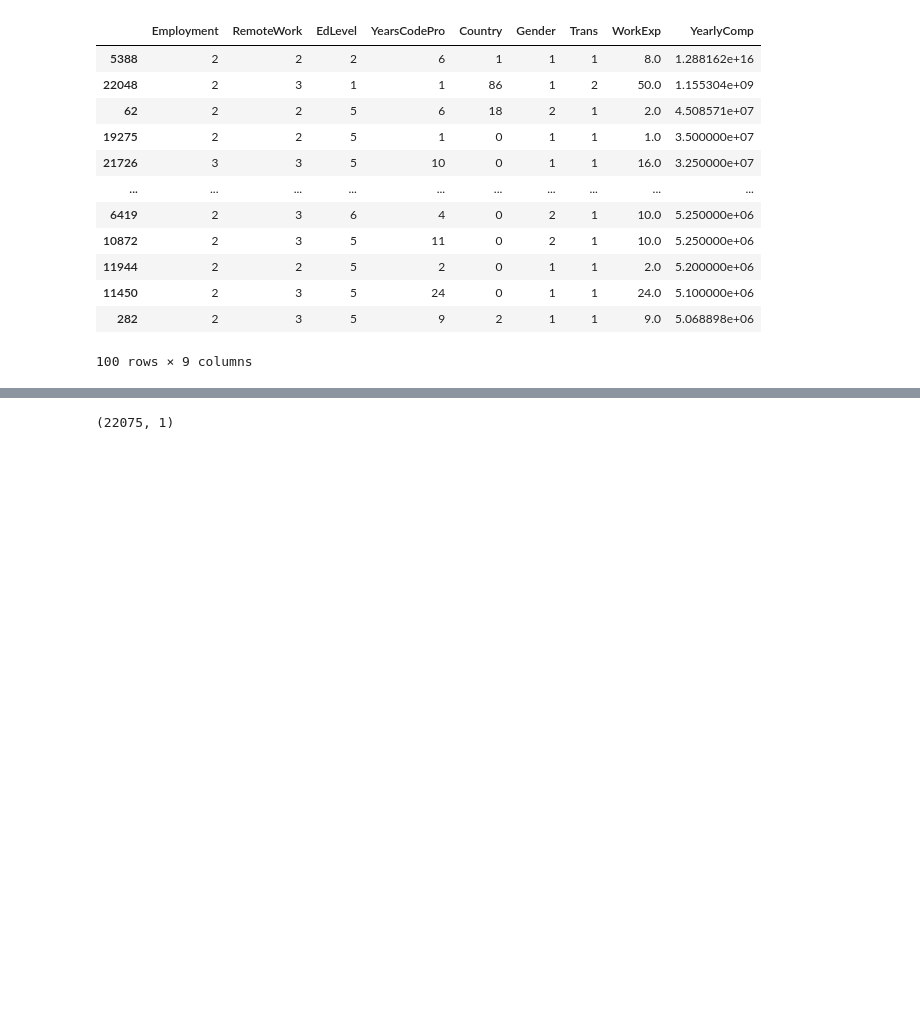
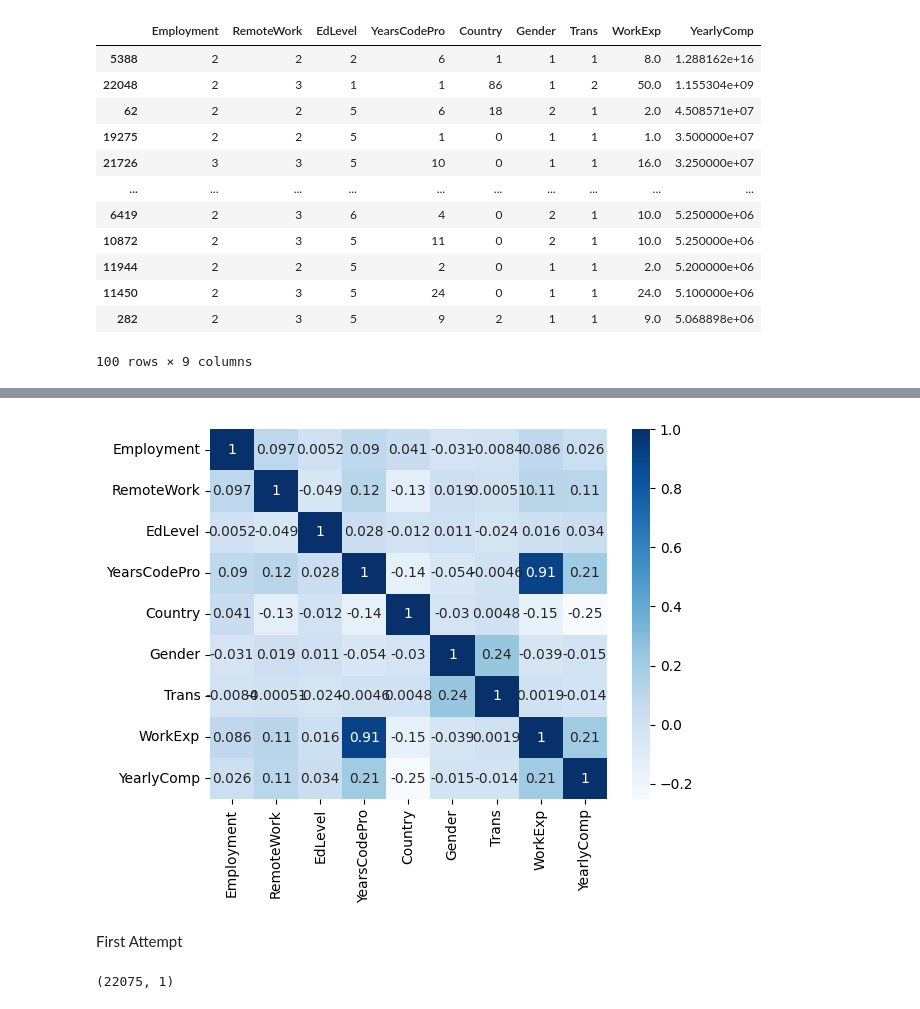
Before and after one commit to ColonShort/Project-4, a Jupyter notebook: Survey Results.ipynb, the cells around one changed output, grey strips where cells are left out. Cells and saved outputs as stored; diff of their text form; code cells hidden in the pictures; blank space fills up the shorter version.

Commit message:
Update Survey Results.ipynb
Additional Attempts to Improve ML Model

```diff
--- a/Survey Results.ipynb
+++ b/Survey Results.ipynb
@@ -619,3 +624,11 @@ clean_df.describe()
+# %%
+# sns heatmap for correlation
+sns.heatmap(clean_df.corr(), cmap='Blues', annot=True)
+plt.show()
+# %% [output]
+[figure, added]
+# %% [markdown]
+First Attempt
 # %%
 # Split dataset
 X = clean_df.drop(['YearlyComp'], axis=1)
```
Also changed, not shown: parts of 43 cells of this notebook.
